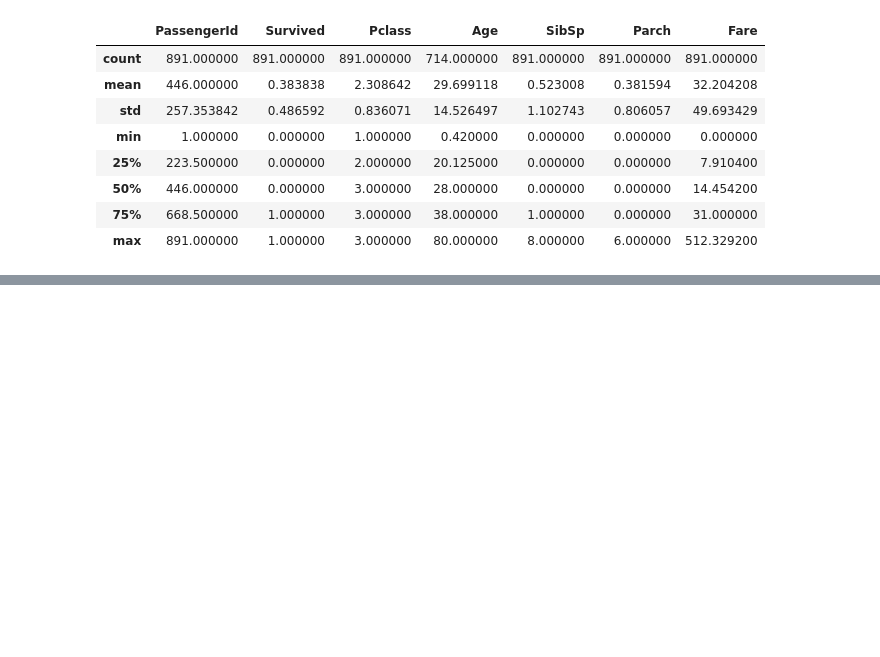
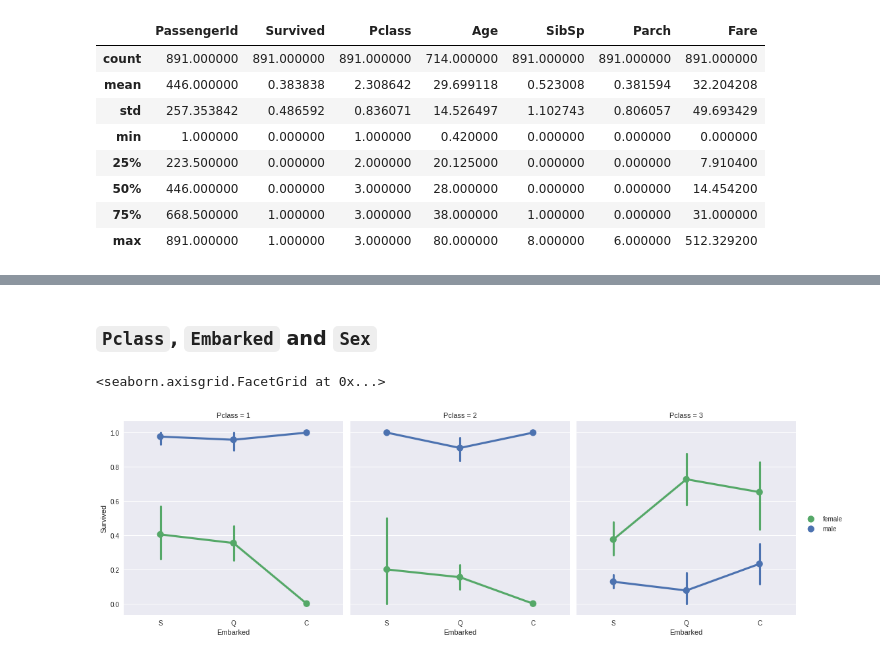
Before and after one commit to eriansha/titanic-survivor, a Jupyter notebook: Investigate Titanic Survivor.ipynb, the cells around one changed output, grey strips where cells are left out. Saved outputs shown, nothing was run; the diff lists cells and outputs as text; code cells hidden in the pictures; blank space fills up the shorter version.

```diff
--- a/Investigate Titanic Survivor.ipynb
+++ b/Investigate Titanic Survivor.ipynb
@@ -157,0 +200,8 @@ Based on the analyzing above, we can get some useful assumtions for doing next s
+# %% [markdown]
+### `Pclass`, `Embarked` and `Sex`
+# %%
+g = sns.FacetGrid(dataset, col='Pclass', size=5, aspect=1)
+g.map(sns.pointplot, 'Embarked', 'Survived', 'Sex', palette='deep', orde=None, hue_order=None).add_legend()
+# %% [output]
+<seaborn.axisgrid.FacetGrid at 0x...>
+[figure, added]
```
Also changed, not shown: parts of 38 cells of this notebook.
